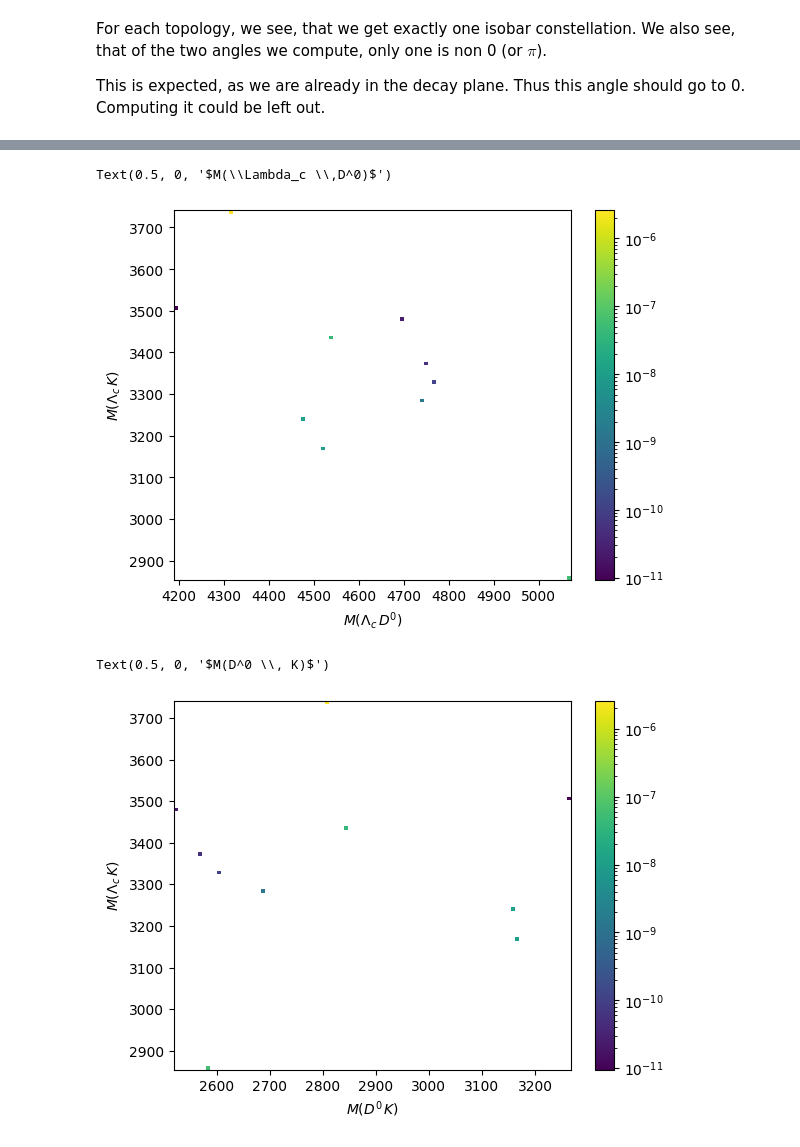
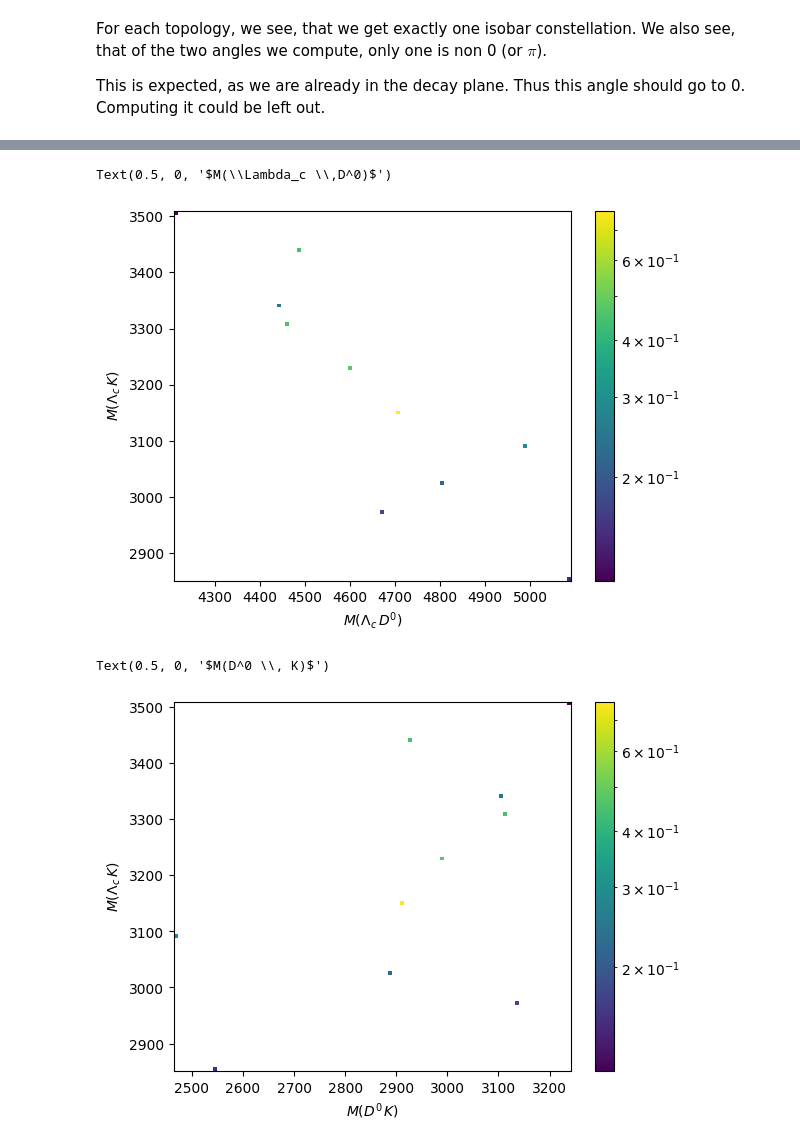
Before and after one commit to KaiHabermann/decayangle, a Jupyter notebook: notebooks/decay_example.ipynb, the cells around one changed output, grey strips where cells are left out. Drawn from its saved outputs; the diff is of its cells as text; code cells hidden in the pictures.

```diff
--- a/notebooks/decay_example.ipynb
+++ b/notebooks/decay_example.ipynb
@@ -24,7 +24,7 @@ Lets start by defining a decay. In the code beow you can see how to define a sim
 For simplicity we will choose a simple
 As you see, the isobars are always isolated, meaning no isobar is the predecessor of another isobar. This makes the the full amplitude straightforward to calculate.
 # %%
-from decayangle.decay_topology import TopologyCollection, Node
+from decayangle.decay_topology import TopologyCollection, Node, Topology
 from decayangle.config import config as cfg
 
 # We can switch the backend to jax if we like, but this is usually not advisable
@@ -36,6 +36,14 @@ from decayangle.config import config as cfg
 tg = TopologyCollection(0, [1,2,3])
 for decay_topology in tg.topologies:
     print(decay_topology)
+
+tg = TopologyCollection(
+    topologies=[
+        Topology(0, ((2,3), 1)),
+        Topology(0, ((3,1), 2)),
+        Topology(0, ((1,2), 3)),
+    ]
+)
 # %% [output]
 Topology: ( 0 -> ( (2, 3) -> 2, 3 ), 1 )
 Topology: ( 0 -> ( (1, 3) -> 1, 3 ), 2 )
@@ -281,6 +279,7 @@ Next we want to define the structure of the amplitude
 # %%
 reference_topology = tg.topologies[0]
 momenta = reference_topology.to_rest_frame(momenta)
+momenta = reference_topology.align_with_daughter(momenta)
 
 # We can define resonances based on the isobar they can appear in
 resonance_lineshapes = {
@@ -368,8 +367,8 @@ def f(h0, h1, h2, h3, resonance_lineshapes=resonance_lineshapes):
                 for resonance in resonance_lineshapes.get(isobar, [])
                 for h_iso in resonance.possible_helicities
                 for hk_ in particles[bachelor].helicities()
-                for hi_ in particles[isobar[0]].helicities()
-                for hj_ in particles[isobar[1]].helicities()
+                for hi_ in particles[i].helicities()
+                for hj_ in particles[j].helicities()
             )
     return amplitude
 # %%
@@ -413,8 +412,8 @@ def f_minus_phi(h0, h1, h2, h3, resonance_lineshapes=resonance_lineshapes):
                 for resonance in resonance_lineshapes.get(isobar, [])
                 for h_iso in resonance.possible_helicities
                 for hk_ in particles[bachelor].helicities()
-                for hi_ in particles[isobar[0]].helicities()
-                for hj_ in particles[isobar[1]].helicities()
+                for hi_ in particles[i].helicities()
+                for hj_ in particles[j].helicities()
             )
     return amplitude
 
@@ -534,17 +572,17 @@ print(
 # %%
 from matplotlib.colors import LogNorm
-a= plt.hist2d(m2_12, m2_23, bins=100, weights=full_amplitude*weights, norm=LogNorm())
+a= plt.hist2d(m2_12, m2_23, bins=100, weights=full_amplitude/ full_amplitude_minus_phi *weights, norm=LogNorm())
 plt.colorbar()
 plt.ylabel(r"$M(\Lambda_c\, K)$")
 plt.xlabel(r"$M(\Lambda_c \,D^0)$")
 # %% [output]
 Text(0.5, 0, '$M(\\Lambda_c \\,D^0)$')
-[figure, old version]
+[figure, new version]
 # %%
-a= plt.hist2d(m2_13, m2_23, bins=100, weights=full_amplitude*weights, norm=LogNorm())
+a= plt.hist2d(m2_13, m2_23, bins=100, weights=full_amplitude/full_amplitude_minus_phi*weights, norm=LogNorm())
 plt.colorbar()
 plt.ylabel(r"$M(\Lambda_c\, K)$")
 plt.xlabel(r"$M(D^0 \, K)$")
 # %% [output]
 Text(0.5, 0, '$M(D^0 \\, K)$')
-[figure, old version]
+[figure, new version]
```
Also changed, not shown: parts of 7 cells of this notebook, 1 other file.
